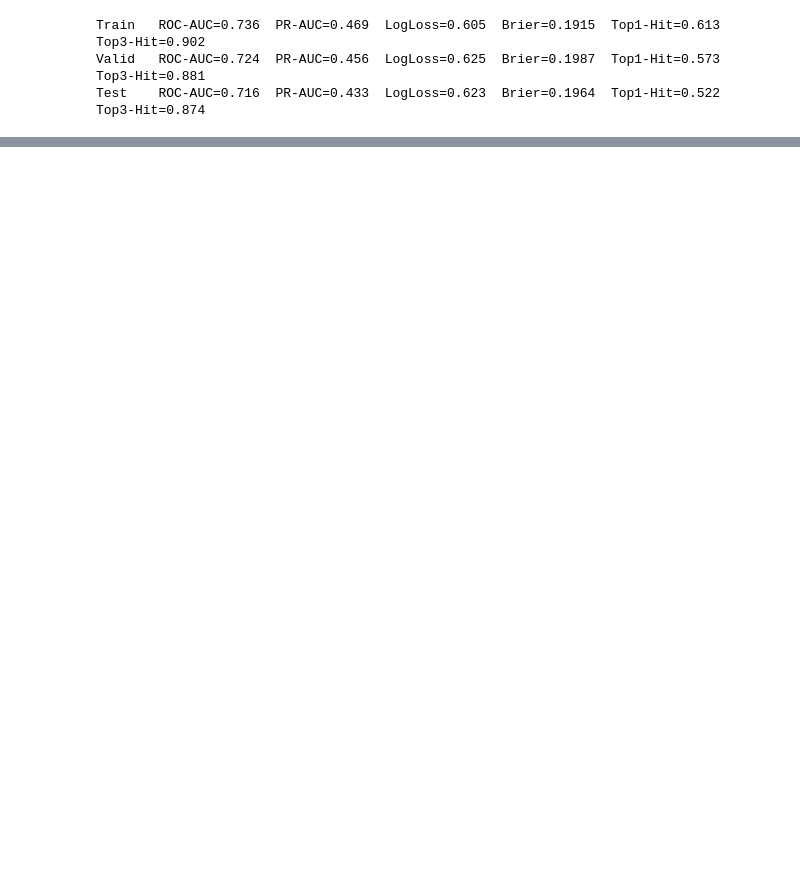
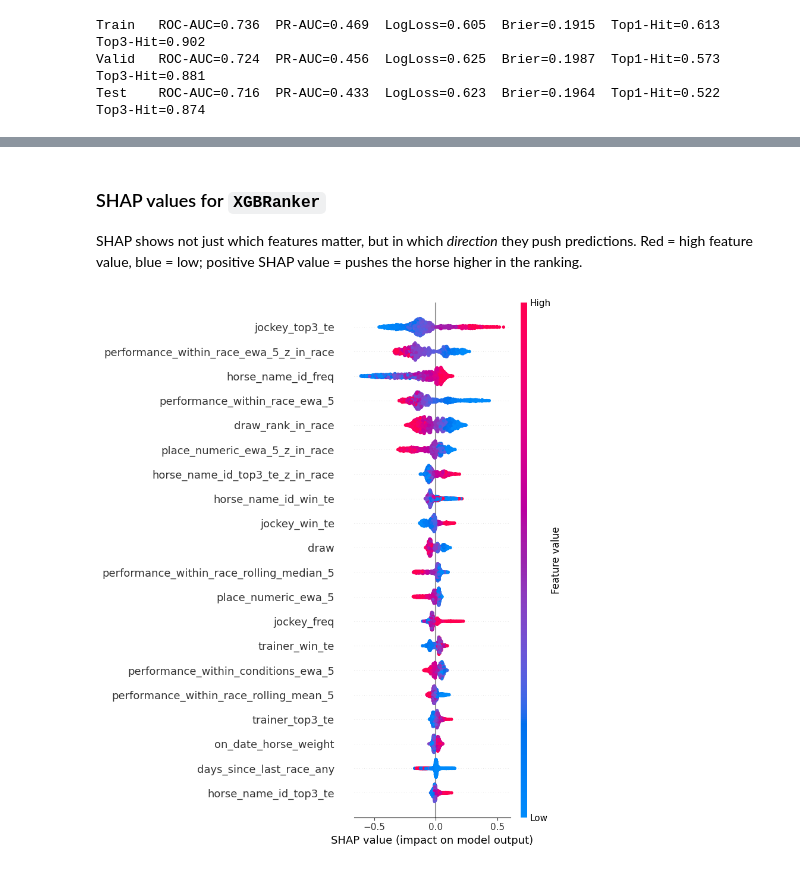
Before and after one commit to anton-schwarberg/Hongkong-Horse-Racing-Prediction, a Jupyter notebook: notebooks/05_Modelling.ipynb, the cells around one changed output, grey strips where cells are left out. Saved outputs shown, nothing was run; the diff lists cells and outputs as text; code cells hidden in the pictures; blank space fills up the shorter version.

```diff
--- a/notebooks/05_Modelling.ipynb
+++ b/notebooks/05_Modelling.ipynb
@@ -241,0 +495,20 @@ plt.show()
+# %% [markdown]
+### SHAP values for `XGBRanker`
+
+SHAP shows not just which features matter, but in which *direction* they push
+predictions. Red = high feature value, blue = low; positive SHAP value =
+pushes the horse higher in the ranking.
+# %%
+import shap
+
+# SHAP on the full test set is expensive; a 2 000-row sample is more than
+# enough for stable summary statistics on this dataset.
+shap_sample = X_test.sample(n=2000, random_state=RANDOM_STATE)
+explainer = shap.TreeExplainer(xgb_ranker)
+shap_values = explainer.shap_values(shap_sample)
+
+shap.summary_plot(shap_values, shap_sample, max_display=20, show=False)
+plt.tight_layout()
+plt.show()
+# %% [output]
+[figure, added]
```
Also changed, not shown: parts of 35 cells of this notebook, 1 other file.
